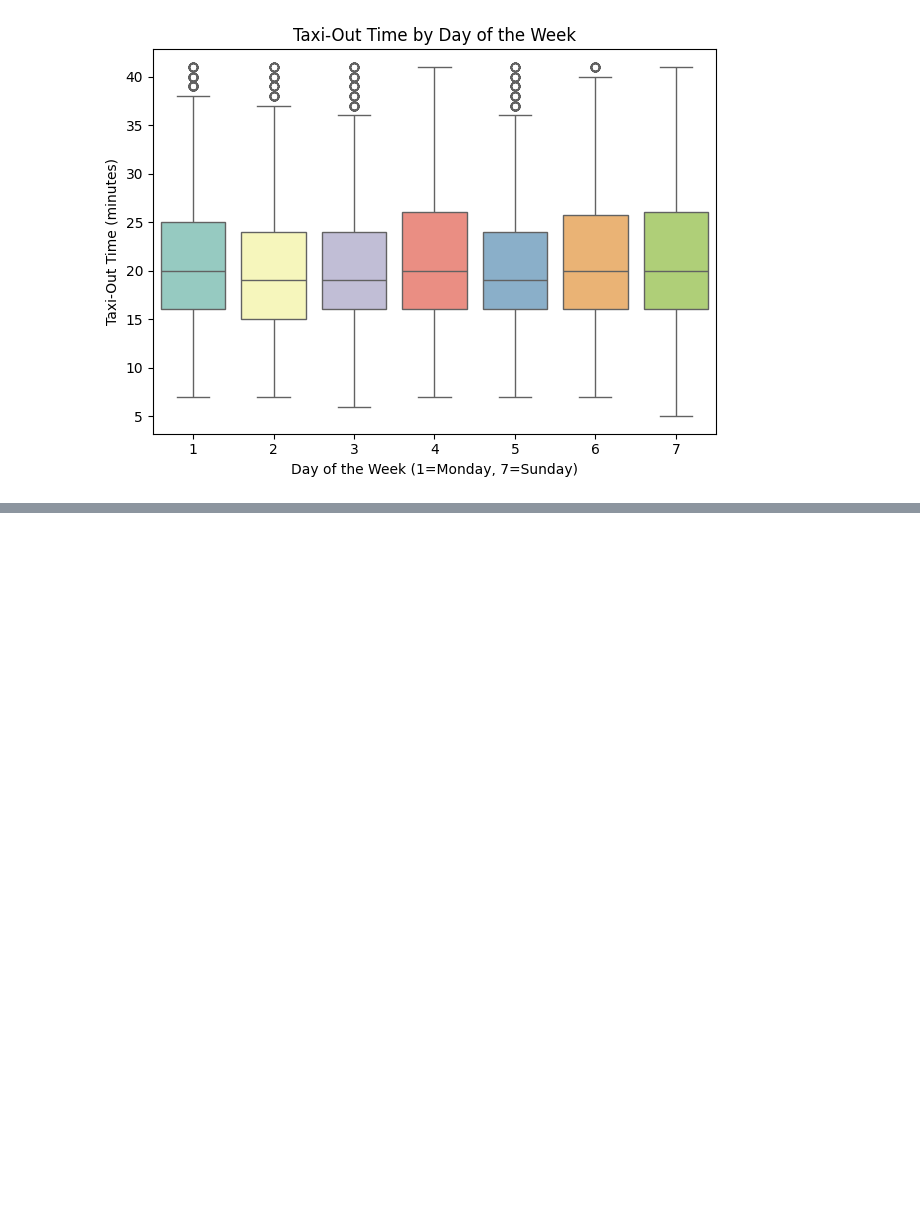
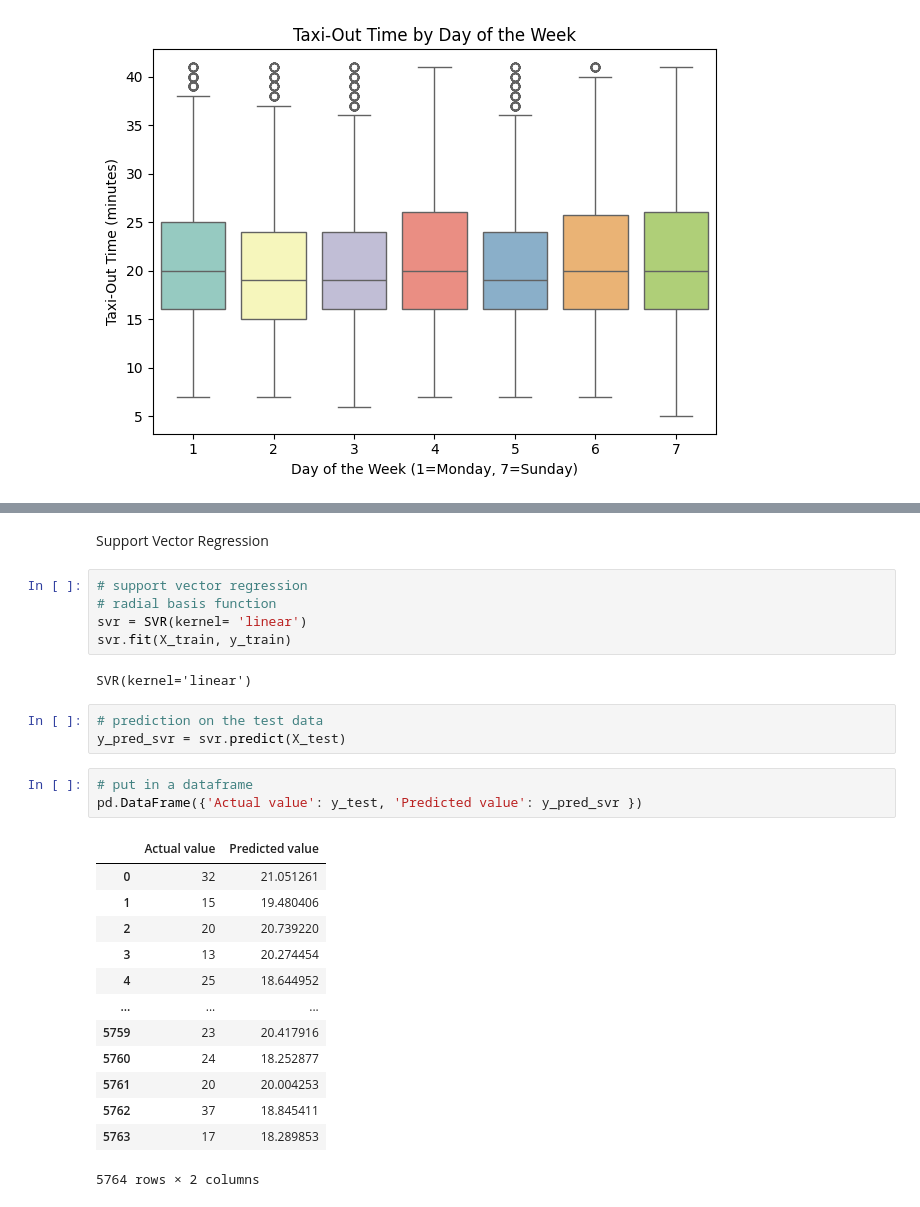
Before and after one commit to bytesbyt/ds_lr_predicting_taxi_out_delay, a Jupyter notebook: ds_predicting_taxi_out_delay.ipynb, the cells around one changed output, grey strips where cells are left out. Drawn from its saved outputs; the diff is of its cells as text; blank space fills up the shorter version.

```diff
--- a/ds_predicting_taxi_out_delay.ipynb
+++ b/ds_predicting_taxi_out_delay.ipynb
@@ -289,0 +392,29 @@ plt.show()
+# %% [markdown]
+Support Vector Regression
+# %%
+# support vector regression
+# radial basis function
+svr = SVR(kernel= 'linear')
+svr.fit(X_train, y_train)
+# %% [output]
+SVR(kernel='linear')
+# %%
+# prediction on the test data
+y_pred_svr = svr.predict(X_test)
+# %%
+# put in a dataframe
+pd.DataFrame({'Actual value': y_test, 'Predicted value': y_pred_svr })
+# %% [output]
+|  | Actual value | Predicted value |
+| 0 | 32 | 21.051261 |
+| 1 | 15 | 19.480406 |
+| 2 | 20 | 20.739220 |
+| 3 | 13 | 20.274454 |
+| 4 | 25 | 18.644952 |
+| ... | ... | ... |
+| 5759 | 23 | 20.417916 |
+| 5760 | 24 | 18.252877 |
+| 5761 | 20 | 20.004253 |
+| 5762 | 37 | 18.845411 |
+| 5763 | 17 | 18.289853 |
+5764 rows × 2 columns
```
Also changed, not shown: parts of 21 cells of this notebook.
